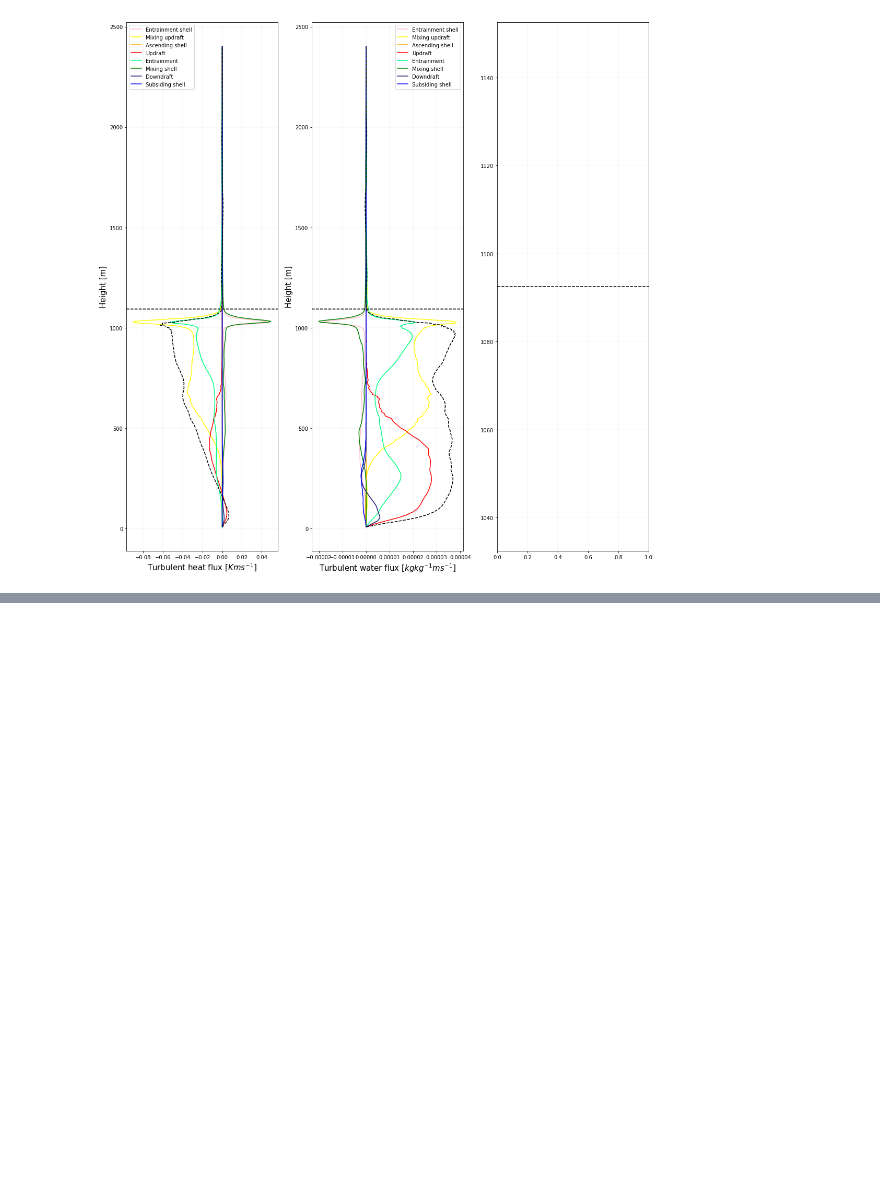
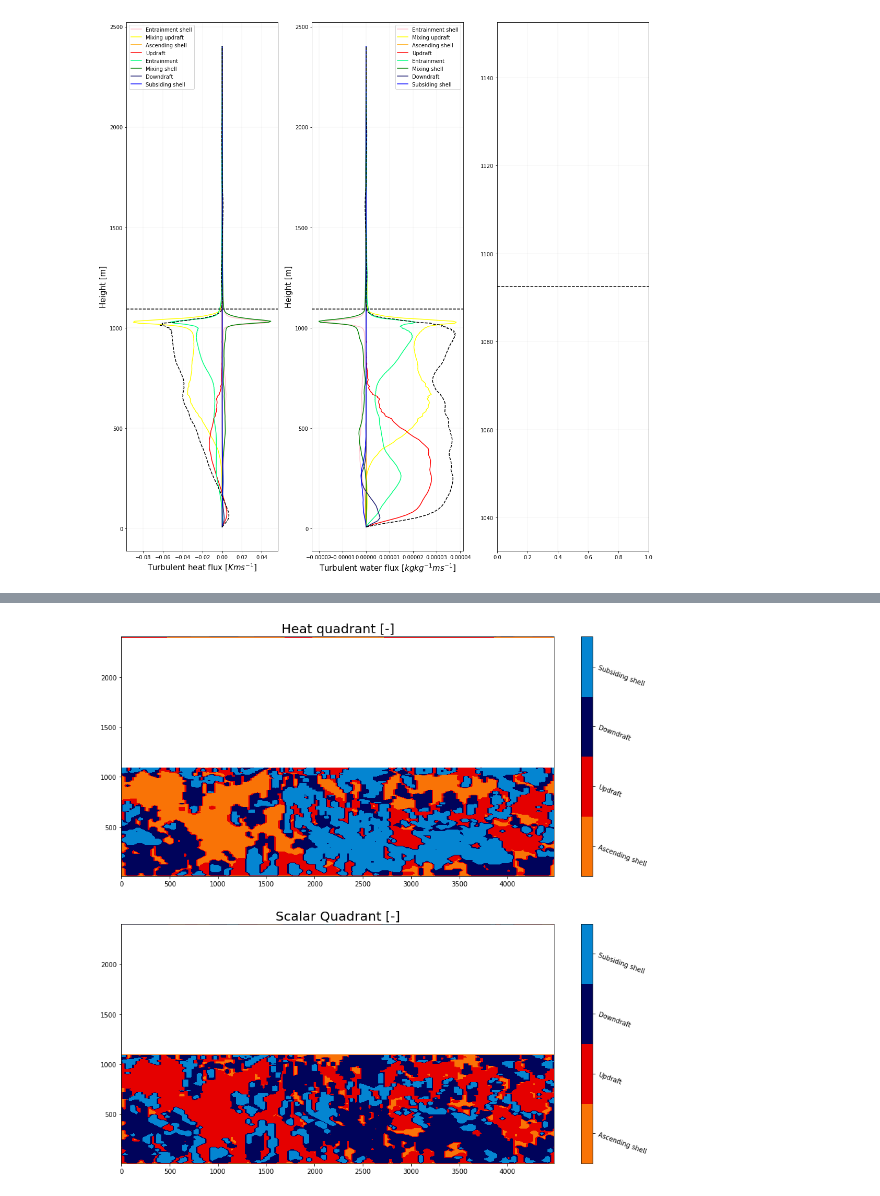
Before and after one commit to JIACHEN427/Transition-Sc-Cu, a Jupyter notebook: python/go.ipynb, the cells around one changed output, grey strips where cells are left out. Saved outputs shown, nothing was run; the diff lists cells and outputs as text; code cells hidden in the pictures; blank space fills up the shorter version.

```diff
--- a/python/go.ipynb
+++ b/python/go.ipynb
@@ -1681,0 +2275,21 @@ fig.tight_layout()
+# %%
+# Compare Handa's conditional sampling with DAVINI's  --> field
+fig, axs = plt.subplots(2, 1,figsize = (15,15))
+ax = plt.subplot(211)
+Hquad[zi_ql_index:-1,:,:] = - 1e-12
+cs = plt.contourf(xx,zz,Hquad[:,slice_index,:], cmap = cmap_quadrant, levels = levels)
+plt.title('Heat quadrant [-]',fontsize = 20)
+cbar = fig.colorbar(cs, ticks = [0.5, 1.5, 2.5, 3.5])
+cbar.ax.set_yticklabels(['Ascending shell','Updraft', 'Downdraft',
+                         'Subsiding shell'], rotation = -20)  # vertically oriented colorbar
+
+ax = plt.subplot(212)
+quad[zi_ql_index:-1,:,:] = - 1e-12
+cs = plt.contourf(xx,zz,quad[:,slice_index,:], cmap = cmap_quadrant, levels = levels)
+plt.title('Scalar Quadrant [-]',fontsize = 20)
+cbar = fig.colorbar(cs, ticks = [0.5, 1.5, 2.5, 3.5])
+cbar.ax.set_yticklabels(['Ascending shell','Updraft', 'Downdraft',
+                         'Subsiding shell'], rotation = -20)  # vertically oriented colorbar
+plt.savefig('quad.eps')
+# %% [output]
+[figure, added]
```
Also changed, not shown: parts of 38 cells of this notebook.
